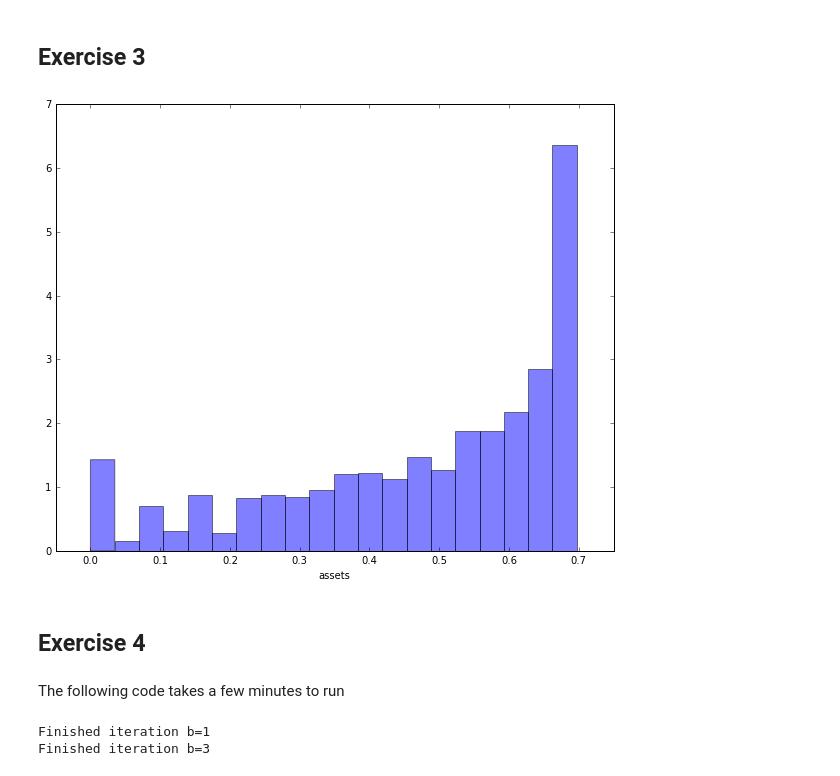
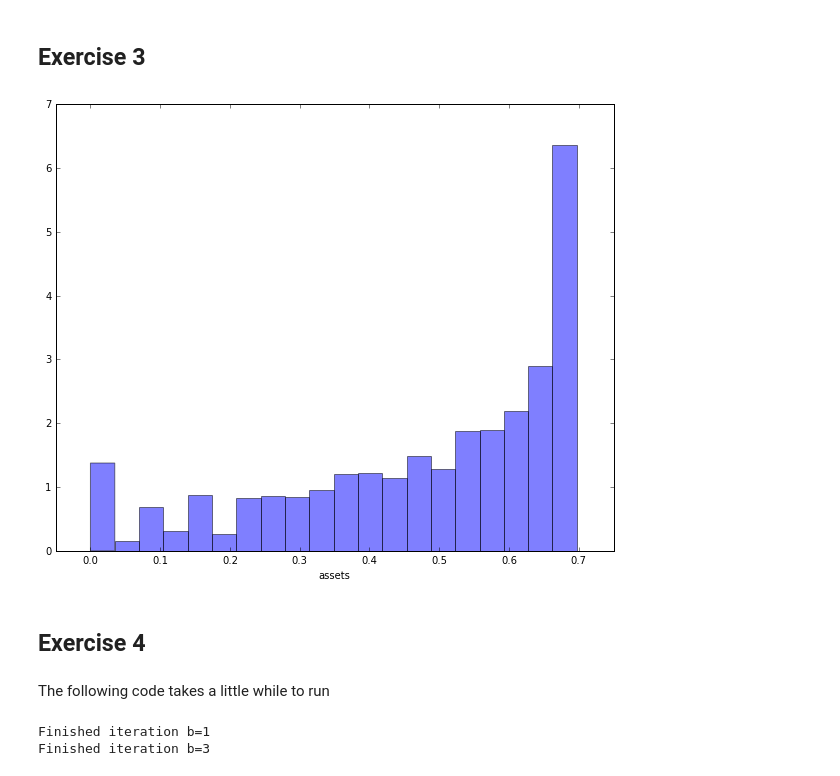
Before and after one commit to rtvt123/QuantEcon.applications, a Jupyter notebook: ifp/ifp_solutions_py.ipynb, the cells around one changed output. Drawn from its saved outputs; the diff is of its cells as text; code cells hidden in the pictures.

Commit message:
removed mc_sample_path for various files

```diff
--- a/ifp/ifp_solutions_py.ipynb
+++ b/ifp/ifp_solutions_py.ipynb
@@ -65,38 +65,39 @@ plt.show()
 # %%
 
 from scipy import interp
-from quantecon import mc_sample_path
+from quantecon import MarkovChain
 
 def compute_asset_series(cp, T=500000, verbose=False):
     """
     Simulates a time series of length T for assets, given optimal savings
     behavior.  Parameter cp is an instance of consumerProblem
     """
 
     Pi, z_vals, R = cp.Pi, cp.z_vals, cp.R  # Simplify names
+    mc = MarkovChain(Pi)
     v_init, c_init = cp.initialize()
     c = compute_fixed_point(cp.coleman_operator, c_init, verbose=verbose)
     cf = lambda a, i_z: interp(a, cp.asset_grid, c[:, i_z])
     a = np.zeros(T+1)
-    z_seq = mc_sample_path(Pi, sample_size=T)
+    z_seq = mc.simulate(T)
     for t in range(T):
         i_z = z_seq[t]
         a[t+1] = R * a[t] + z_vals[i_z] - cf(a[t], i_z)
     return a
 
 cp = ConsumerProblem(r=0.03, grid_max=4)
 a = compute_asset_series(cp)
 fig, ax = plt.subplots(figsize=(10, 8))
 ax.hist(a, bins=20, alpha=0.5, normed=True)
 ax.set_xlabel('assets')
 ax.set_xlim(-0.05, 0.75)
 plt.show()
 # %% [output]
-[figure, old version]
+[figure, new version]
 # %% [markdown]
 ## Exercise 4
 # %% [markdown]
-The following code takes a few minutes to run
+The following code takes a little while to run
 # %%
 
 M = 25
```
Also changed, not shown: 2 other files.
